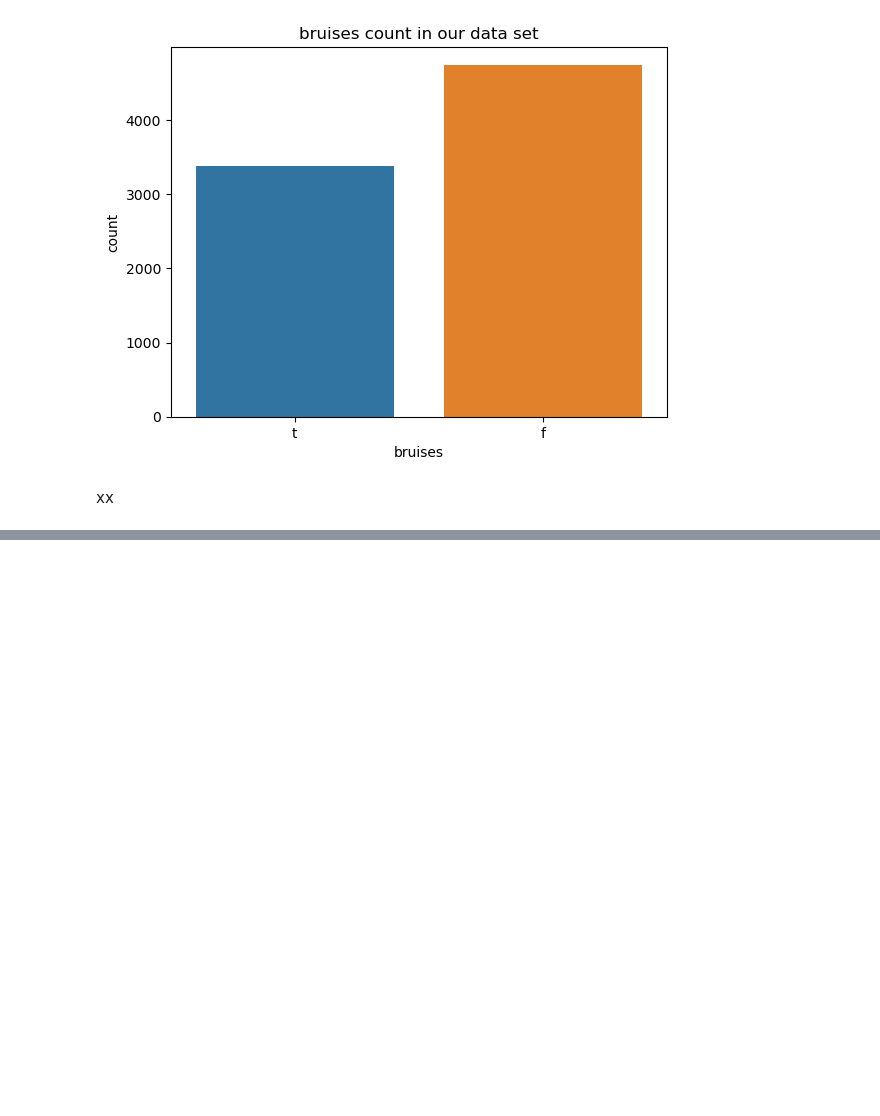
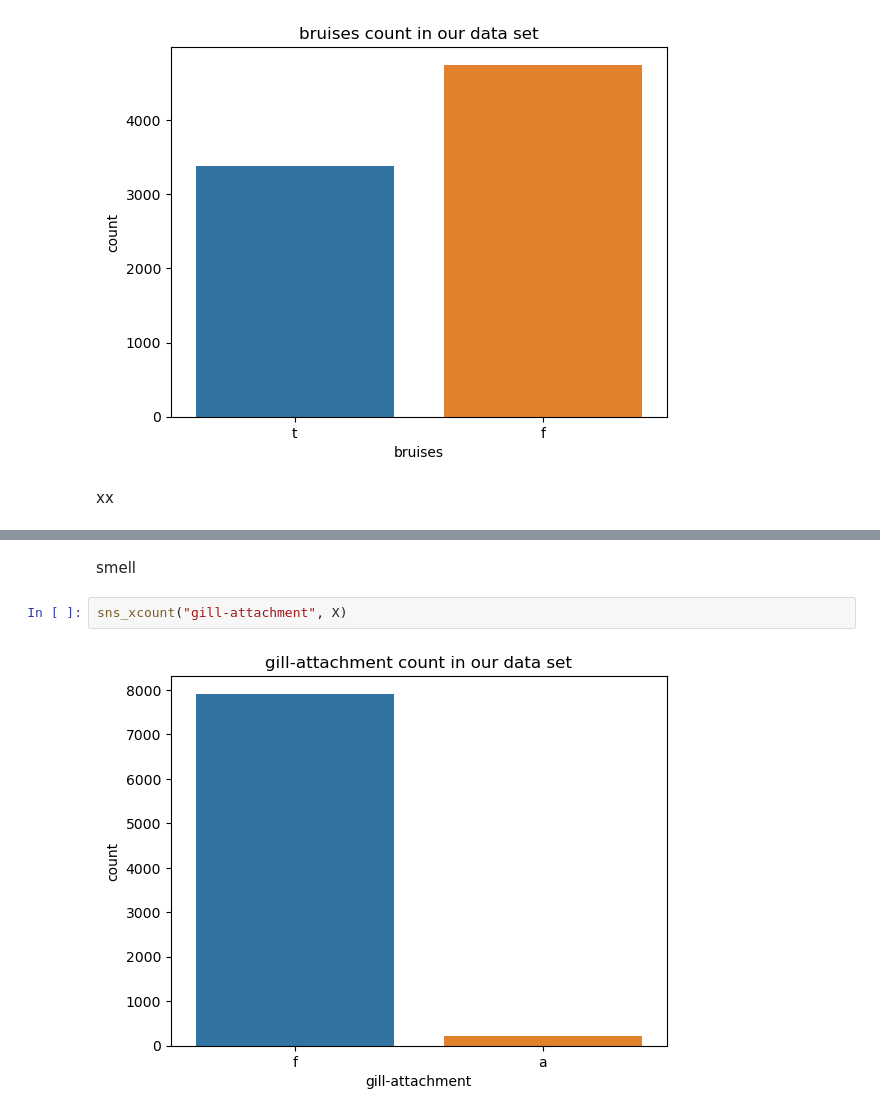
Before and after one commit to dev-ezzy/Big-Data, a Jupyter notebook: index.ipynb, the cells around one changed output, grey strips where cells are left out. Drawn from its saved outputs; the diff is of its cells as text; blank space fills up the shorter version.

```diff
--- a/index.ipynb
+++ b/index.ipynb
@@ -370,0 +375,6 @@ xx
+# %% [markdown]
+smell
+# %%
+sns_xcount("gill-attachment", X)
+# %% [output]
+[figure, added]
```
Also changed, not shown: parts of 1 cell of this notebook.
